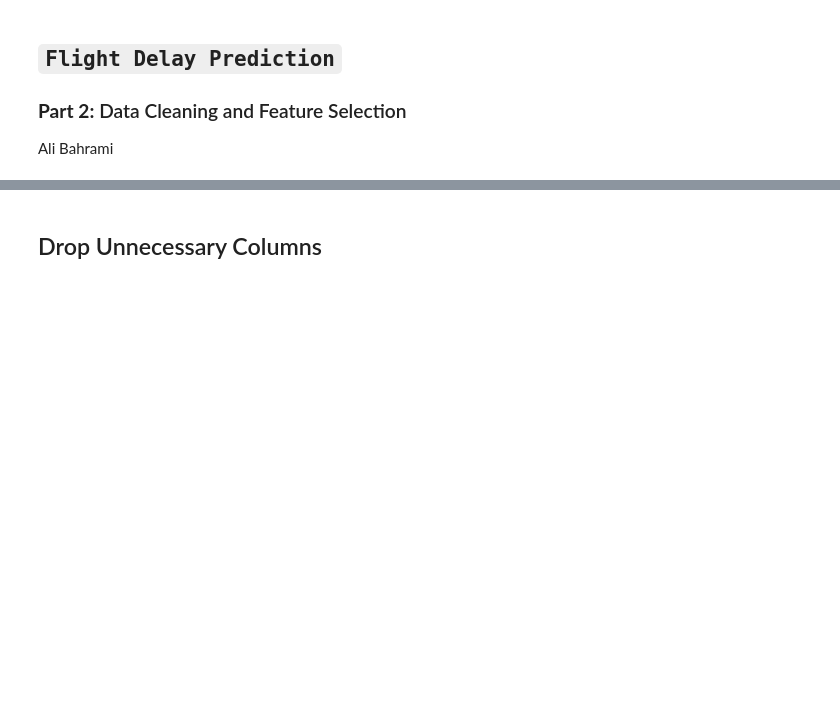
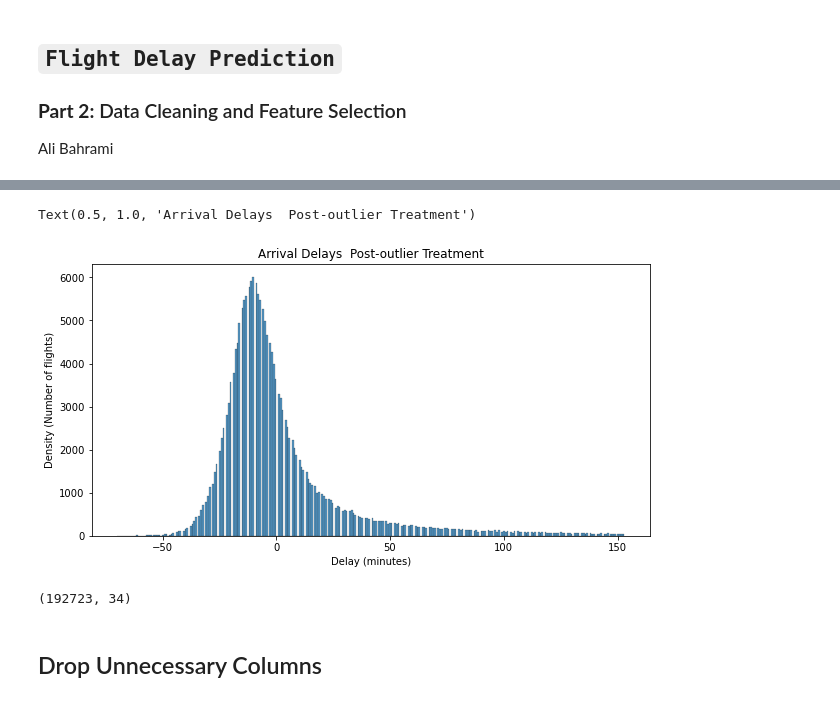
Before and after one commit to makhaildynchan/Predicting_Flight_Delays, a Jupyter notebook: workbench/4_feature_selection.ipynb, the cells around one changed output, grey strips where cells are left out. Saved outputs shown, nothing was run; the diff lists cells and outputs as text; code cells hidden in the pictures; blank space fills up the shorter version.

```diff
--- a/workbench/4_feature_selection.ipynb
+++ b/workbench/4_feature_selection.ipynb
@@ -12,3 +66,17 @@ df_flights = pd.read_csv("data/flights.csv")
+# %%
+# Arrival Delays Post-outlier Treatment
+fig, ax = plt.subplots(figsize = (10,5))
+ax.set_ylabel('Density (Number of flights)')
+ax.set_xlabel('Delay (minutes)')
+
+sns.histplot(df_flights, x="arr_delay").set_title("Arrival Delays  Post-outlier Treatment", size=12)
+# %% [output]
+Text(0.5, 1.0, 'Arrival Delays  Post-outlier Treatment')
+[figure, added]
+# %%
+df_flights.shape
+# %% [output]
+(192723, 34)
 # %% [markdown]
 ## Drop Unnecessary Columns
 # %% [markdown]
```
Also changed, not shown: parts of 24 cells of this notebook, 1 other file.
